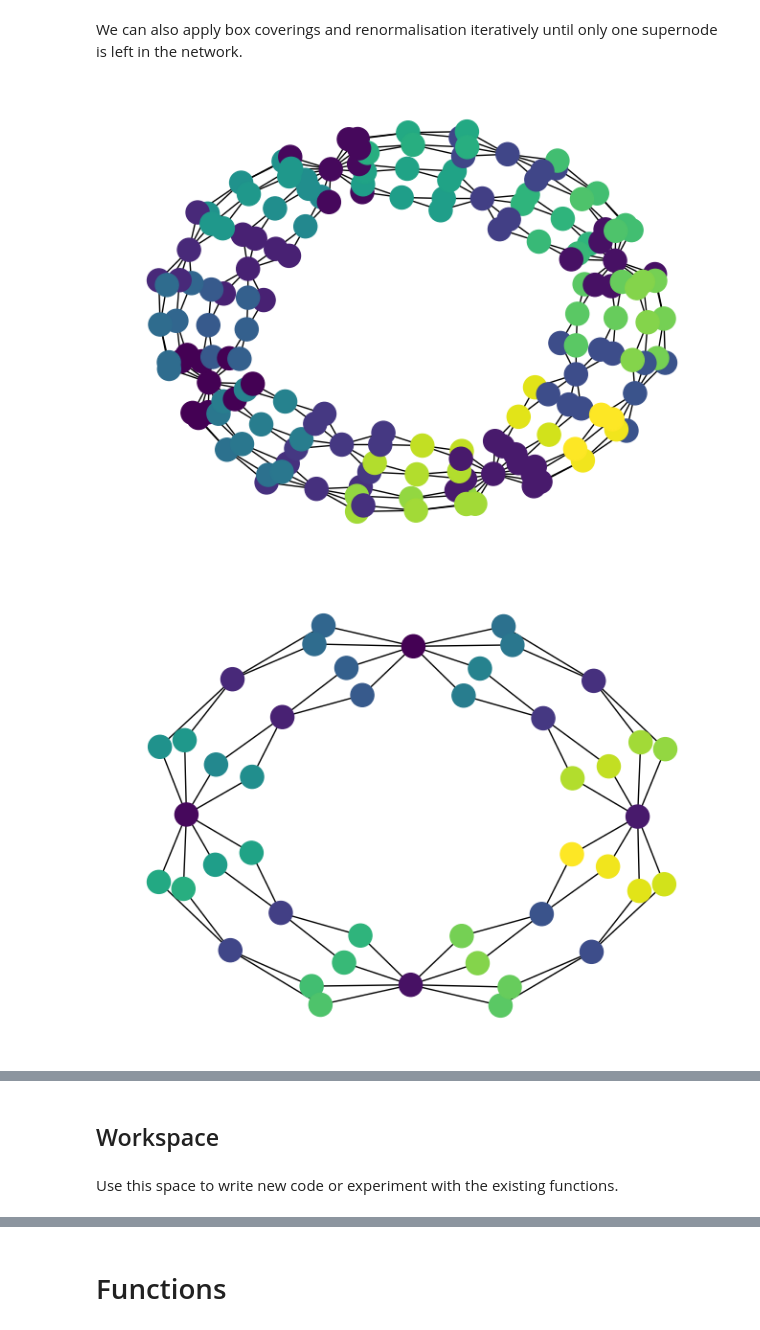
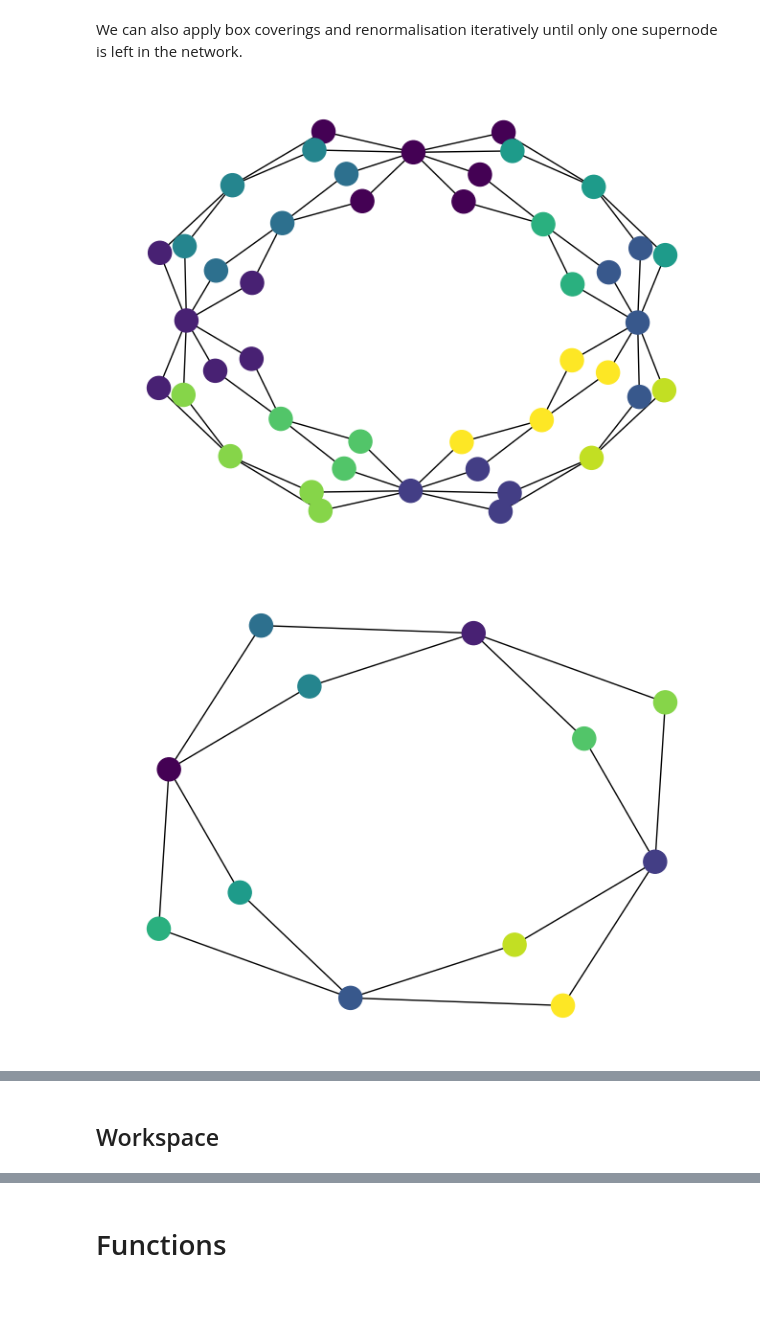
Before and after one commit to katherinehamilton/fractalnetworks, a Jupyter notebook: box-covering.ipynb, the cells around one changed output, grey strips where cells are left out. Drawn from its saved outputs; the diff is of its cells as text; code cells hidden in the pictures; blank space fills up the shorter version.

```diff
--- a/box-covering.ipynb
+++ b/box-covering.ipynb
@@ -182,5 +198,5 @@ We can also apply box coverings and renormalisation iteratively until only one s
 # %%
-renormalise_iteratively("network-files/models/22flower3iter.gml", 3, method=degree_based_MEMB, draw=True)
+renormalise_iteratively("network-files/models/uv-flowers/22flower-generation3.gml", 3, method=MEMB, draw=True)
 # %% [output]
-[figure, old version]
+[figure, new version]
-[figure, old version]
+[figure, new version]
@@ -195,4 +209,2 @@ renormalise_iteratively("network-files/models/22flower3iter.gml", 3, method=degr
 # %% [markdown]
 <h2> Workspace
-# %% [markdown]
-Use this space to write new code or experiment with the existing functions.
```
Also changed, not shown: parts of 67 cells of this notebook.
